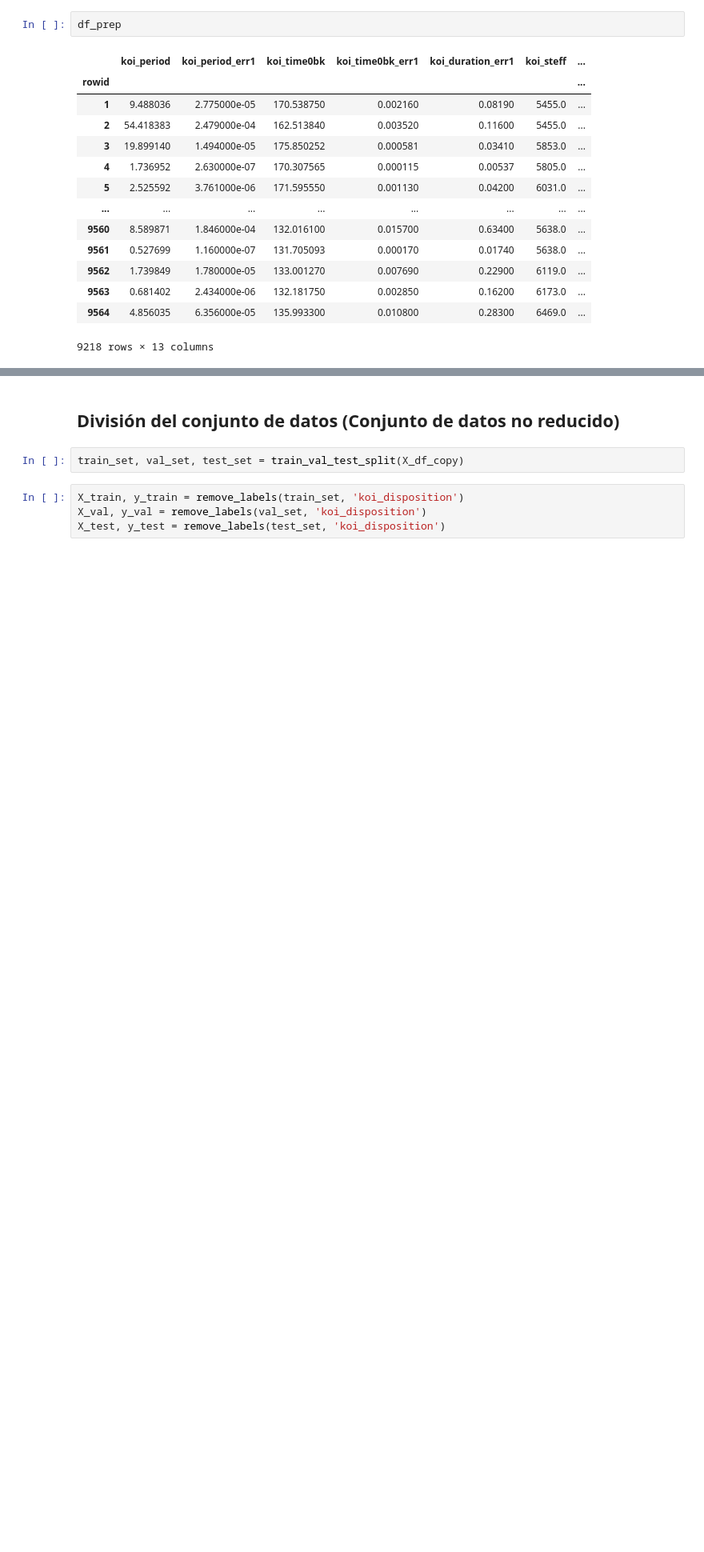
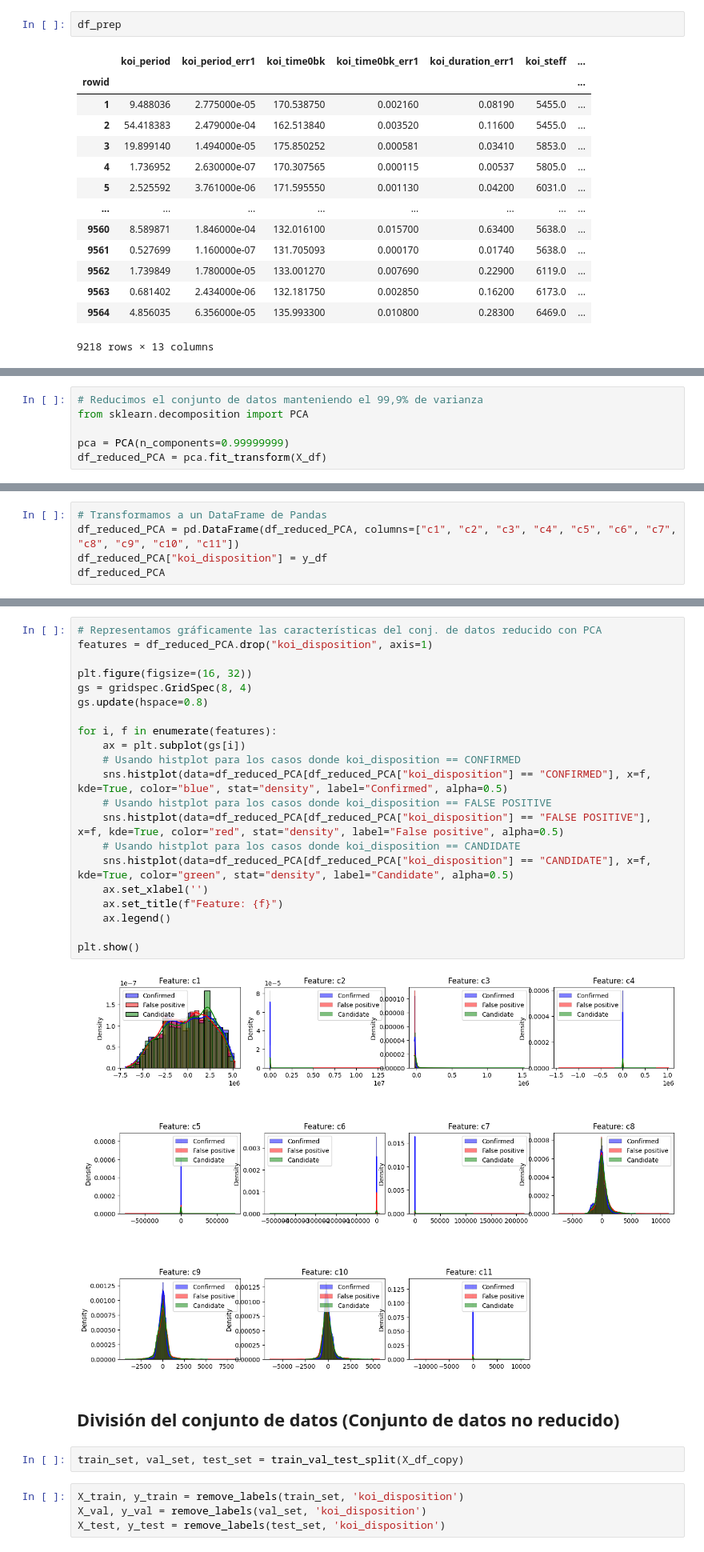
Before and after one commit to lvalencia232/KeplerExoplanet, a Jupyter notebook: kepler_exoplanet.ipynb, the cells around one changed output, grey strips where cells are left out. Shown at 80% size. Saved outputs shown, nothing was run; the diff lists cells and outputs as text; blank space fills up the shorter version.

```diff
--- a/kepler_exoplanet.ipynb
+++ b/kepler_exoplanet.ipynb
@@ -443,0 +567,6 @@ df_prep
+# %%
+# Reducimos el conjunto de datos manteniendo el 99,9% de varianza
+from sklearn.decomposition import PCA
+
+pca = PCA(n_components=0.99999999)
+df_reduced_PCA = pca.fit_transform(X_df)
@@ -443,0 +585,5 @@ df_prep
+# %%
+# Transformamos a un DataFrame de Pandas
+df_reduced_PCA = pd.DataFrame(df_reduced_PCA, columns=["c1", "c2", "c3", "c4", "c5", "c6", "c7", "c8", "c9", "c10", "c11"])
+df_reduced_PCA["koi_disposition"] = y_df
+df_reduced_PCA
@@ -444,3 +604,26 @@ df_prep
+# %%
+# Representamos gráficamente las características del conj. de datos reducido con PCA
+features = df_reduced_PCA.drop("koi_disposition", axis=1)
+
+plt.figure(figsize=(16, 32))
+gs = gridspec.GridSpec(8, 4)
+gs.update(hspace=0.8)
+
+for i, f in enumerate(features):
+    ax = plt.subplot(gs[i])
+    # Usando histplot para los casos donde koi_disposition == CONFIRMED
+    sns.histplot(data=df_reduced_PCA[df_reduced_PCA["koi_disposition"] == "CONFIRMED"], x=f, kde=True, color="blue", stat="density", label="Confirmed", alpha=0.5)
+    # Usando histplot para los casos donde koi_disposition == FALSE POSITIVE
+    sns.histplot(data=df_reduced_PCA[df_reduced_PCA["koi_disposition"] == "FALSE POSITIVE"], x=f, kde=True, color="red", stat="density", label="False positive", alpha=0.5)
+    # Usando histplot para los casos donde koi_disposition == CANDIDATE
+    sns.histplot(data=df_reduced_PCA[df_reduced_PCA["koi_disposition"] == "CANDIDATE"], x=f, kde=True, color="green", stat="density", label="Candidate", alpha=0.5)
+    ax.set_xlabel('')
+    ax.set_title(f"Feature: {f}")
+    ax.legend()
+
+plt.show()
+# %% [output]
+[figure, added]
 # %% [markdown]
 ## División del conjunto de datos (Conjunto de datos no reducido)
 # %%
```
Also changed, not shown: parts of 13 cells of this notebook.
